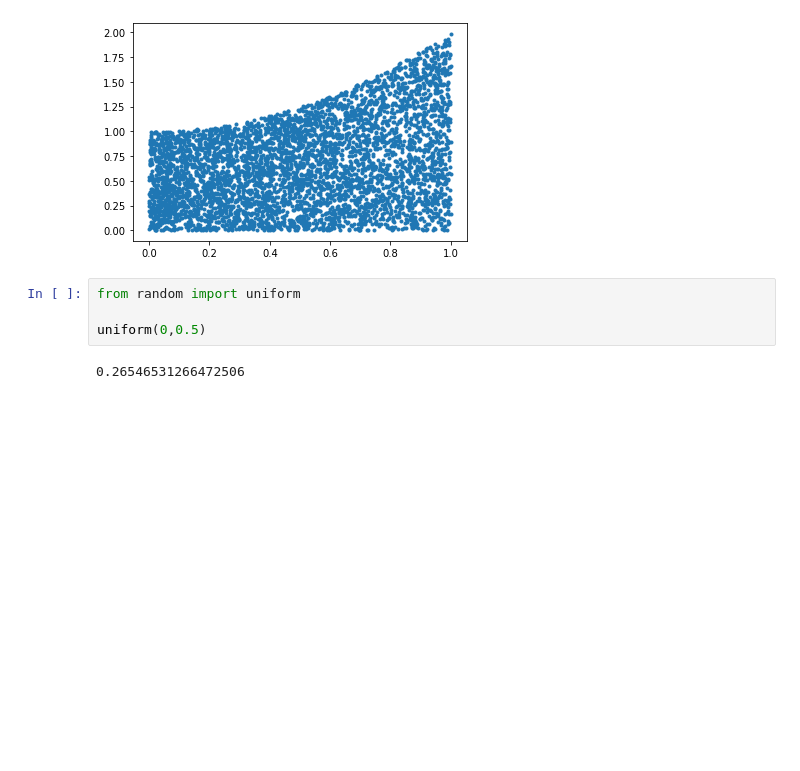
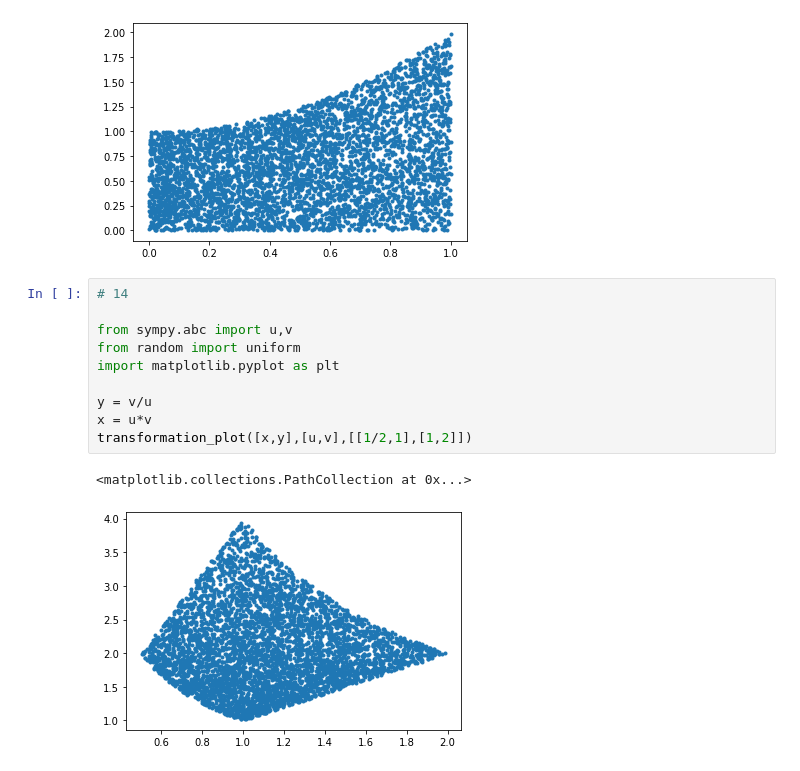
Before and after one commit to nailbiter/for, a Jupyter notebook: forjupiter/2020-06-13-masha-calculus.ipynb, the cells around one changed output. Saved outputs shown, nothing was run; the diff lists cells and outputs as text; blank space fills up the shorter version.

```diff
--- a/forjupiter/2020-06-13-masha-calculus.ipynb
+++ b/forjupiter/2020-06-13-masha-calculus.ipynb
@@ -34,9 +34,16 @@ transformation_plot([x,y],[u,v],[[0,1],[0,1]])
 # %% [output]
 <matplotlib.collections.PathCollection at 0x...>
 [figure]
-# %%
-from random import uniform
-
-uniform(0,0.5)
-# %% [output]
-0.26546531266472506
+# %%
+# 14
+
+from sympy.abc import u,v
+from random import uniform
+import matplotlib.pyplot as plt
+
+y = v/u
+x = u*v
+transformation_plot([x,y],[u,v],[[1/2,1],[1,2]])
+# %% [output]
+<matplotlib.collections.PathCollection at 0x...>
+[figure, added]
```
Also changed, not shown: 2 other files.
